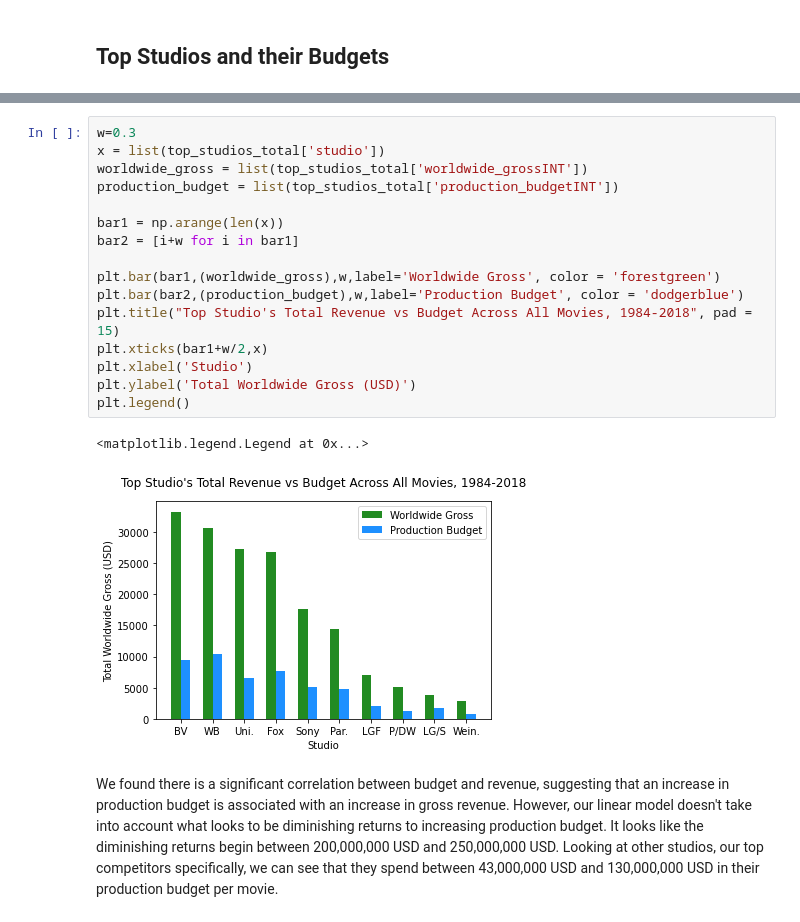
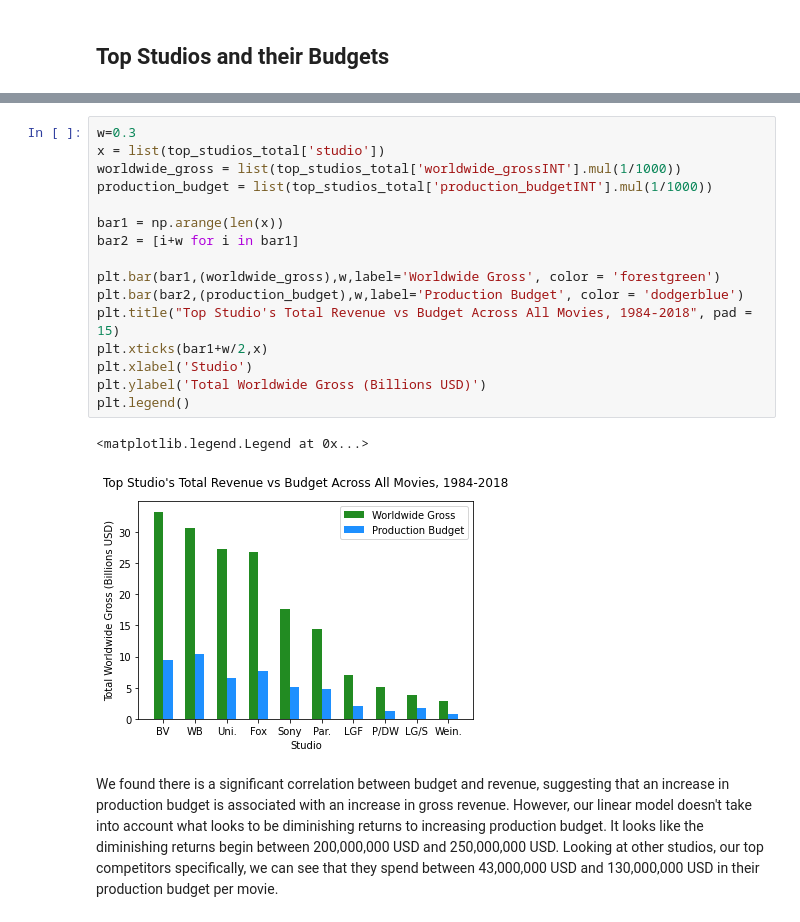
Before and after one commit to tramsay-deloitte/Dollywood, a Jupyter notebook: Final Notebook - AI Academy Capstone.ipynb, the cells around one changed output, grey strips where cells are left out. Drawn from its saved outputs; the diff is of its cells as text.

```diff
--- a/Final Notebook - AI Academy Capstone.ipynb
+++ b/Final Notebook - AI Academy Capstone.ipynb
@@ -658,22 +664,22 @@ plt.legend()
 # %%
 w=0.3
 x = list(top_studios_total['studio'])
-worldwide_gross = list(top_studios_total['worldwide_grossINT'])
-production_budget = list(top_studios_total['production_budgetINT'])
+worldwide_gross = list(top_studios_total['worldwide_grossINT'].mul(1/1000))
+production_budget = list(top_studios_total['production_budgetINT'].mul(1/1000))
 
 bar1 = np.arange(len(x))
 bar2 = [i+w for i in bar1]
 
 plt.bar(bar1,(worldwide_gross),w,label='Worldwide Gross', color = 'forestgreen')
 plt.bar(bar2,(production_budget),w,label='Production Budget', color = 'dodgerblue')
 plt.title("Top Studio's Total Revenue vs Budget Across All Movies, 1984-2018", pad = 15)
 plt.xticks(bar1+w/2,x)
 plt.xlabel('Studio')
-plt.ylabel('Total Worldwide Gross (USD)')
+plt.ylabel('Total Worldwide Gross (Billions USD)')
 plt.legend()
 # %% [output]
 <matplotlib.legend.Legend at 0x...>
-[figure, old version]
+[figure, new version]
 # %% [markdown]
 We found there is a significant correlation between budget and revenue, suggesting that an increase in production budget is associated with an increase in gross revenue. However, our linear model doesn't take into account what looks to be diminishing returns to increasing production budget. It looks like the diminishing returns begin between 200,000,000 USD and 250,000,000 USD. Looking at other studios, our top competitors specifically, we can see that they spend between 43,000,000 USD and 130,000,000 USD in their production budget per movie.
 # %% [markdown]
```
Also changed, not shown: parts of 23 cells of this notebook.
